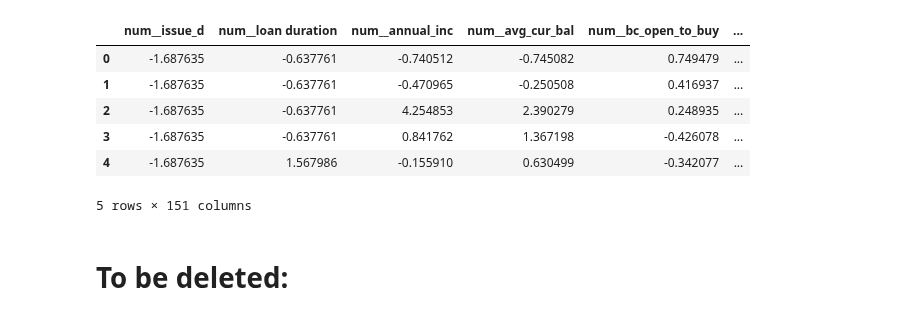
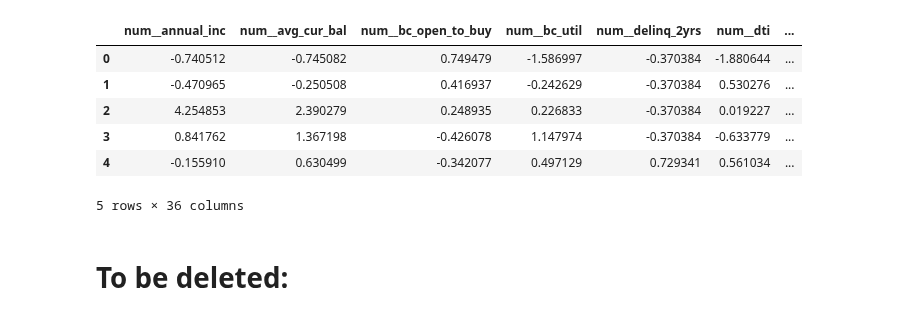
Before and after one commit to Sheetal-12/Interpretable-Credit-Default-Prediction, a Jupyter notebook: notebooks/step7.ipynb, the cells around one changed output. Cells and saved outputs as stored; diff of their text form; code cells hidden in the pictures.

```diff
--- a/notebooks/step7.ipynb
+++ b/notebooks/step7.ipynb
@@ -6,12 +4,12 @@ import shap
 # %%
-df = pd.read_csv("../data/dataproject2025_preprocessed.csv")
+df = pd.read_csv("../data/dataproject2025_preprocessed_combined.csv")
 df.head()
 # %% [output]
-|  | num__issue_d | num__loan duration | num__annual_inc | num__avg_cur_bal | num__bc_open_to_buy | ... |
-| 0 | -1.687635 | -0.637761 | -0.740512 | -0.745082 | 0.749479 | ... |
-| 1 | -1.687635 | -0.637761 | -0.470965 | -0.250508 | 0.416937 | ... |
-| 2 | -1.687635 | -0.637761 | 4.254853 | 2.390279 | 0.248935 | ... |
-| 3 | -1.687635 | -0.637761 | 0.841762 | 1.367198 | -0.426078 | ... |
-| 4 | -1.687635 | 1.567986 | -0.155910 | 0.630499 | -0.342077 | ... |
+|  | num__annual_inc | num__avg_cur_bal | num__bc_open_to_buy | num__bc_util | num__delinq_2yrs | num__dti | ... |
+| 0 | -0.740512 | -0.745082 | 0.749479 | -1.586997 | -0.370384 | -1.880644 | ... |
+| 1 | -0.470965 | -0.250508 | 0.416937 | -0.242629 | -0.370384 | 0.530276 | ... |
+| 2 | 4.254853 | 2.390279 | 0.248935 | 0.226833 | -0.370384 | 0.019227 | ... |
+| 3 | 0.841762 | 1.367198 | -0.426078 | 1.147974 | -0.370384 | -0.633779 | ... |
+| 4 | -0.155910 | 0.630499 | -0.342077 | 0.497129 | 0.729341 | 0.561034 | ... |
-5 rows × 151 columns
+5 rows × 36 columns
 # %%
```
Also changed, not shown: parts of 20 cells of this notebook.
